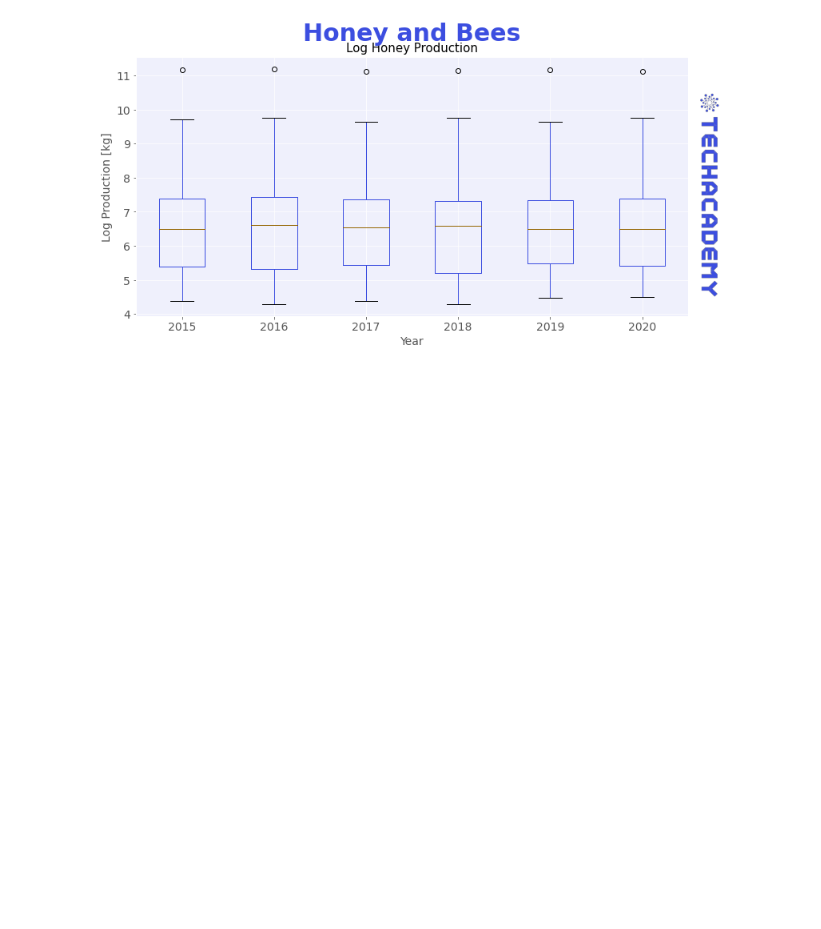
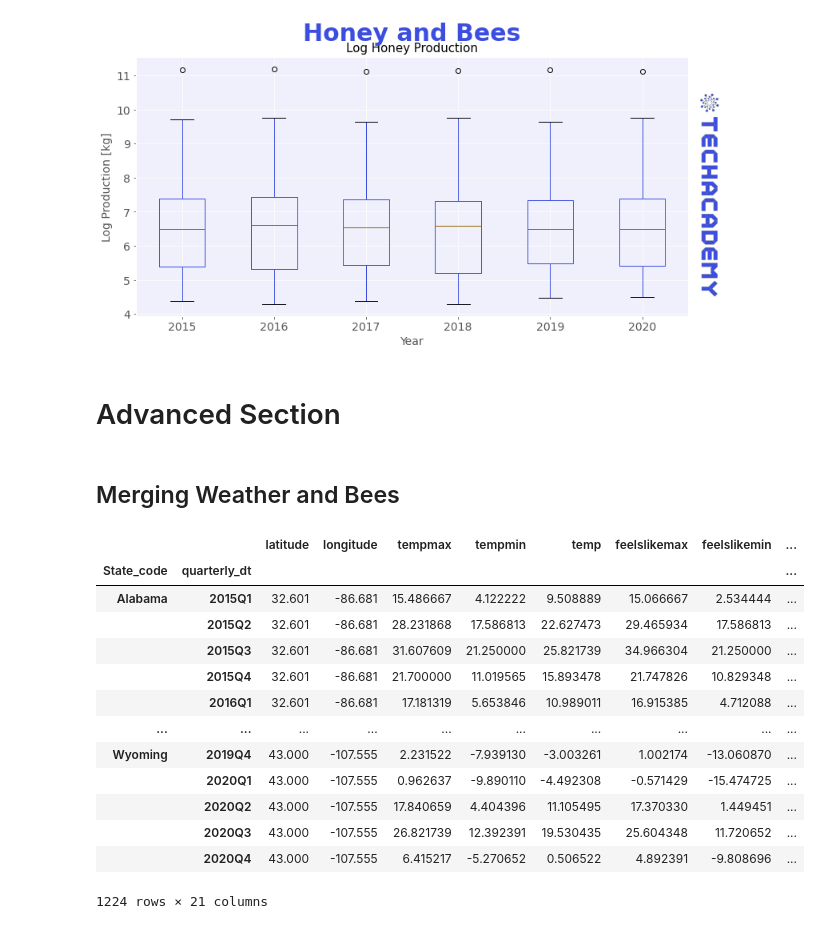
Before and after one commit to tech-academy-ev/SoSe22_Honey_and_Bees, a Jupyter notebook: Python/honey_and_bees_solution.ipynb, the cells around one changed output. Drawn from its saved outputs; the diff is of its cells as text; code cells hidden in the pictures; blank space fills up the shorter version.

```diff
--- a/Python/honey_and_bees_solution.ipynb
+++ b/Python/honey_and_bees_solution.ipynb
@@ -385,3 +393,7 @@ plt.savefig(f"../Leitfaden/plot/{title}.jpg", bbox_inches="tight", dpi=800)
 plt.show()
 # %% [output]
 [figure]
+# %% [markdown]
+# Advanced Section
+# %% [markdown]
+## Merging Weather and Bees
@@ -387,0 +408,18 @@ plt.show()
+# %%
+weather_essentials
+#bees
+# %% [output]
+|  |  | latitude | longitude | tempmax | tempmin | temp | feelslikemax | feelslikemin | ... |
+| State_code | quarterly_dt |  |  |  |  |  |  |  | ... |
+| Alabama | 2015Q1 | 32.601 | -86.681 | 15.486667 | 4.122222 | 9.508889 | 15.066667 | 2.534444 | ... |
+|  | 2015Q2 | 32.601 | -86.681 | 28.231868 | 17.586813 | 22.627473 | 29.465934 | 17.586813 | ... |
+|  | 2015Q3 | 32.601 | -86.681 | 31.607609 | 21.250000 | 25.821739 | 34.966304 | 21.250000 | ... |
+|  | 2015Q4 | 32.601 | -86.681 | 21.700000 | 11.019565 | 15.893478 | 21.747826 | 10.829348 | ... |
+|  | 2016Q1 | 32.601 | -86.681 | 17.181319 | 5.653846 | 10.989011 | 16.915385 | 4.712088 | ... |
+| ... | ... | ... | ... | ... | ... | ... | ... | ... | ... |
+| Wyoming | 2019Q4 | 43.000 | -107.555 | 2.231522 | -7.939130 | -3.003261 | 1.002174 | -13.060870 | ... |
+|  | 2020Q1 | 43.000 | -107.555 | 0.962637 | -9.890110 | -4.492308 | -0.571429 | -15.474725 | ... |
+|  | 2020Q2 | 43.000 | -107.555 | 17.840659 | 4.404396 | 11.105495 | 17.370330 | 1.449451 | ... |
+|  | 2020Q3 | 43.000 | -107.555 | 26.821739 | 12.392391 | 19.530435 | 25.604348 | 11.720652 | ... |
+|  | 2020Q4 | 43.000 | -107.555 | 6.415217 | -5.270652 | 0.506522 | 4.892391 | -9.808696 | ... |
+1224 rows × 21 columns
```
Also changed, not shown: parts of 12 cells of this notebook, 2 other files.
